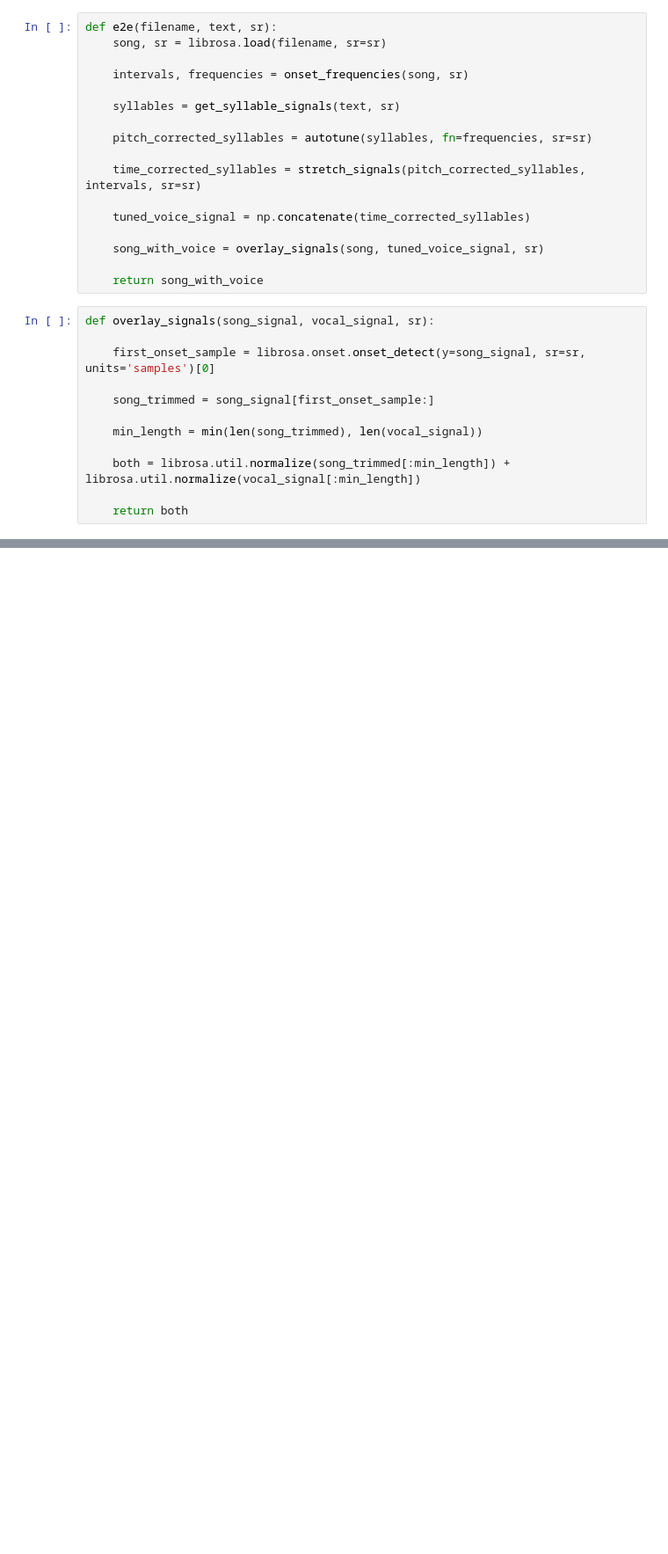
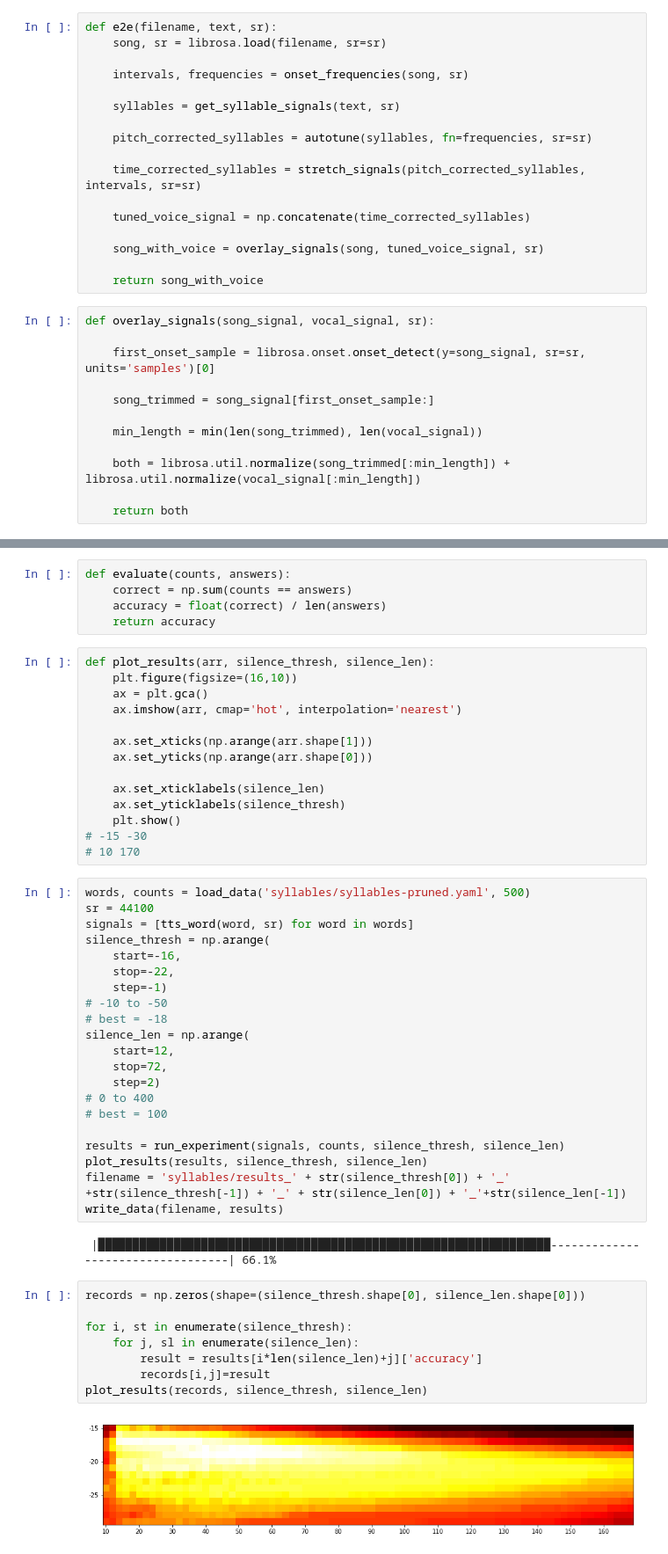
Before and after one commit to pcatattacks/vocalize, a Jupyter notebook: main.ipynb, the cells around one changed output, grey strips where cells are left out. Shown at 88% size. Cells and saved outputs as stored; diff of their text form; blank space fills up the shorter version.

```diff
--- a/main.ipynb
+++ b/main.ipynb
@@ -193,0 +280,52 @@ plot_and_play(y, sr)
+# %%
+def evaluate(counts, answers):
+    correct = np.sum(counts == answers)
+    accuracy = float(correct) / len(answers)
+    return accuracy
+# %%
+def plot_results(arr, silence_thresh, silence_len):
+    plt.figure(figsize=(16,10))
+    ax = plt.gca()
+    ax.imshow(arr, cmap='hot', interpolation='nearest')
+
+    ax.set_xticks(np.arange(arr.shape[1]))
+    ax.set_yticks(np.arange(arr.shape[0]))
+
+    ax.set_xticklabels(silence_len)
+    ax.set_yticklabels(silence_thresh)
+    plt.show()
+# -15 -30
+# 10 170
+# %%
+words, counts = load_data('syllables/syllables-pruned.yaml', 500)
+sr = 44100
+signals = [tts_word(word, sr) for word in words]
+silence_thresh = np.arange(
+    start=-16,
+    stop=-22,
+    step=-1)
+# -10 to -50
+# best = -18
+silence_len = np.arange(
+    start=12,
+    stop=72,
+    step=2)
+# 0 to 400
+# best = 100
+
+results = run_experiment(signals, counts, silence_thresh, silence_len)
+plot_results(results, silence_thresh, silence_len)
+filename = 'syllables/results_' + str(silence_thresh[0]) + '_' +str(silence_thresh[-1]) + '_' + str(silence_len[0]) + '_'+str(silence_len[-1])
+write_data(filename, results)
+# %% [output]
+ |██████████████████████████████████████████████████████████████████----------------------------------| 66.1%
+# %%
+records = np.zeros(shape=(silence_thresh.shape[0], silence_len.shape[0]))
+
+for i, st in enumerate(silence_thresh):
+    for j, sl in enumerate(silence_len):
+        result = results[i*len(silence_len)+j]['accuracy']
+        records[i,j]=result
+plot_results(records, silence_thresh, silence_len)
+# %% [output]
+[figure, added]
```
Also changed, not shown: parts of 12 cells of this notebook, 11 other files.
